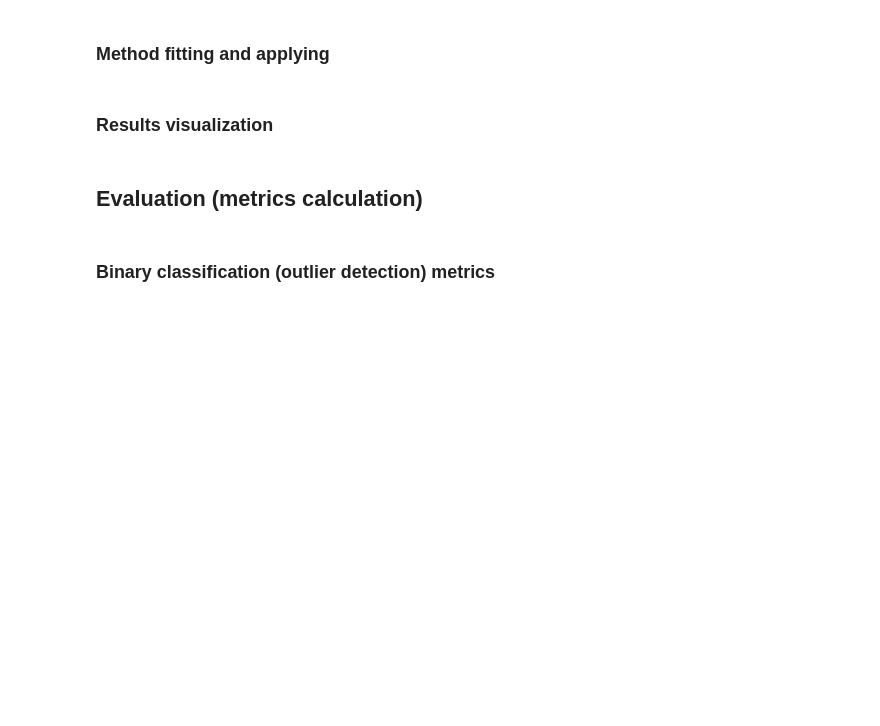
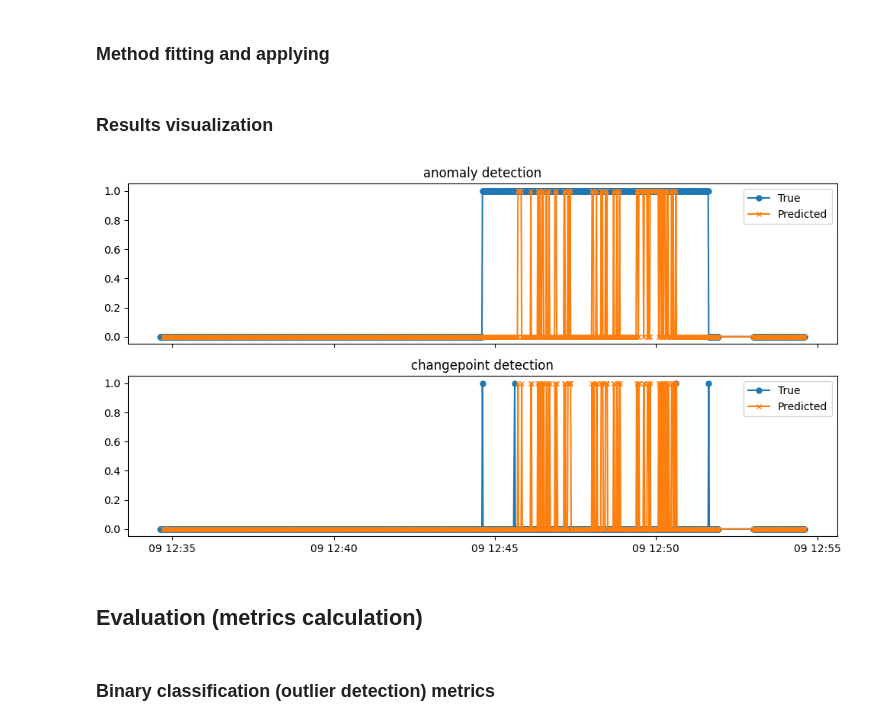
Before and after one commit to waico/SKAB, a Jupyter notebook: notebooks/Vanilla_LSTM.ipynb, the cells around one changed output. Saved outputs shown, nothing was run; the diff lists cells and outputs as text; code cells hidden in the pictures; blank space fills up the shorter version.

```diff
--- a/notebooks/Vanilla_LSTM.ipynb
+++ b/notebooks/Vanilla_LSTM.ipynb
@@ -114,3 +93,13 @@ plt.legend();
+# %%
+# [donotremove]
+true_outlier = [df.anomaly for df in list_of_df]
+true_cp = [df.changepoint for df in list_of_df]
+plot_results(
+    (true_outlier[1], predicted_outlier[1]),
+    (true_cp[1], predicted_cp[1]),
+)
+# %% [output]
+[figure, added]
 # %% [markdown]
 ## Evaluation (metrics calculation)
 # %% [markdown]
```
Also changed, not shown: parts of 6 cells of this notebook, 25 other files.
